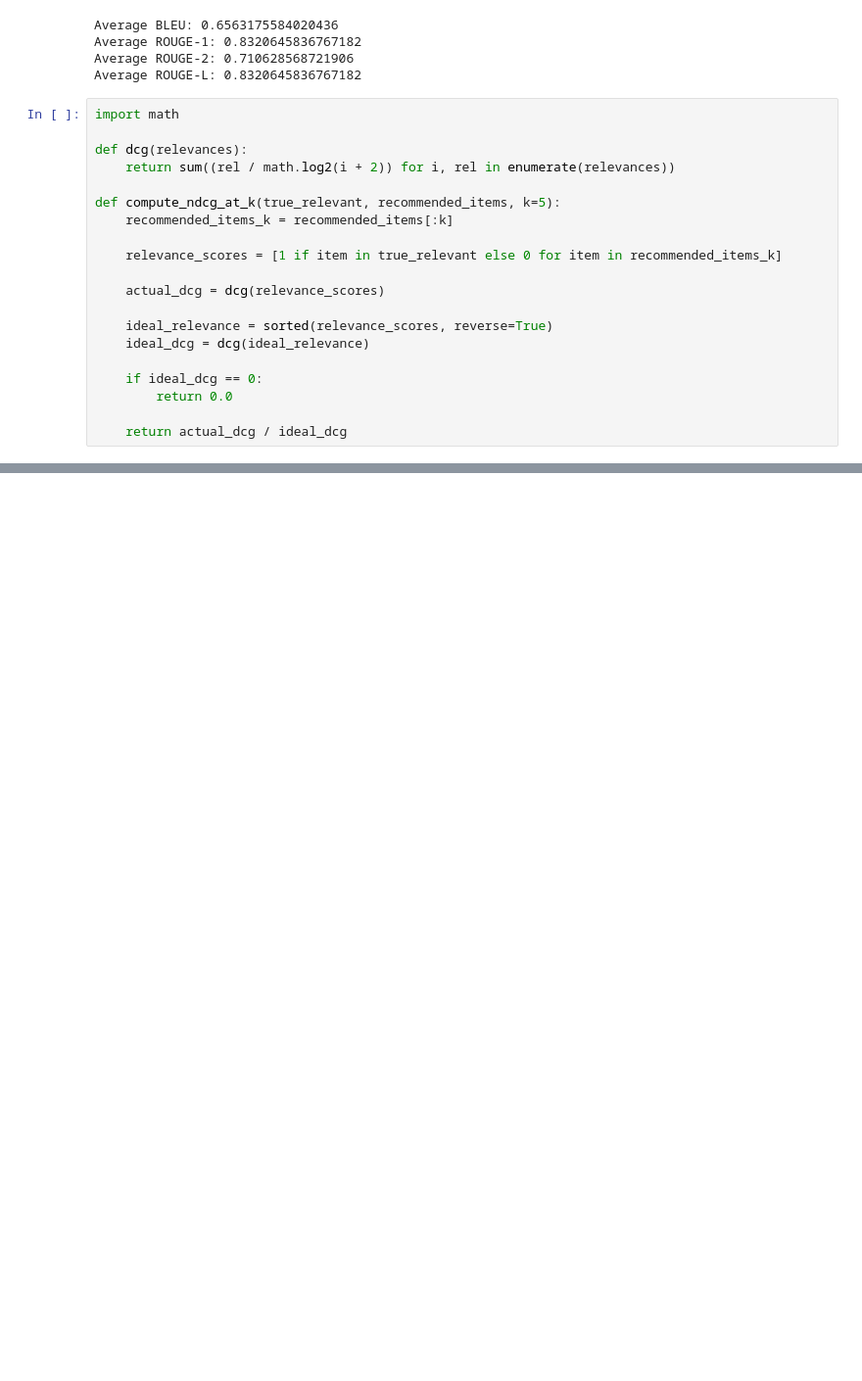
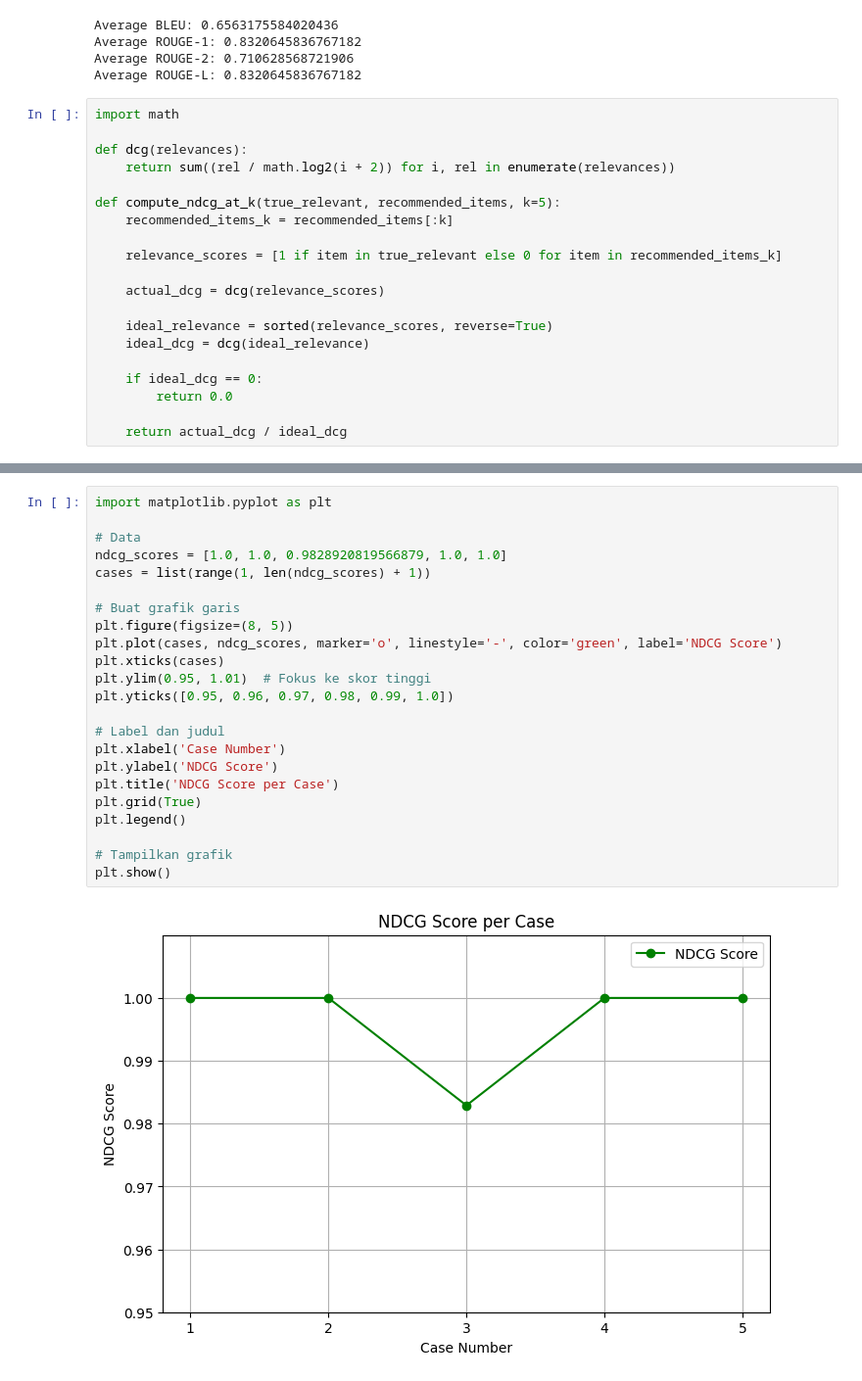
Before and after one commit to histeris/LLM_AGENT, a Jupyter notebook: Evaluation.ipynb, the cells around one changed output, grey strips where cells are left out. Shown at 98% size. Drawn from its saved outputs; the diff is of its cells as text; blank space fills up the shorter version.

```diff
--- a/Evaluation.ipynb
+++ b/Evaluation.ipynb
@@ -207 +161,26 @@ F1 Score: 0.3902439024390244
+# %%
+import matplotlib.pyplot as plt
+
+# Data
+ndcg_scores = [1.0, 1.0, 0.9828920819566879, 1.0, 1.0]
+cases = list(range(1, len(ndcg_scores) + 1))
+
+# Buat grafik garis
+plt.figure(figsize=(8, 5))
+plt.plot(cases, ndcg_scores, marker='o', linestyle='-', color='green', label='NDCG Score')
+plt.xticks(cases)
+plt.ylim(0.95, 1.01)  # Fokus ke skor tinggi
+plt.yticks([0.95, 0.96, 0.97, 0.98, 0.99, 1.0])
+
+# Label dan judul
+plt.xlabel('Case Number')
+plt.ylabel('NDCG Score')
+plt.title('NDCG Score per Case')
+plt.grid(True)
+plt.legend()
+
+# Tampilkan grafik
+plt.show()
+# %% [output]
+[figure, added]
 # %%
```
Also changed, not shown: parts of 9 cells of this notebook, 11 other files.
